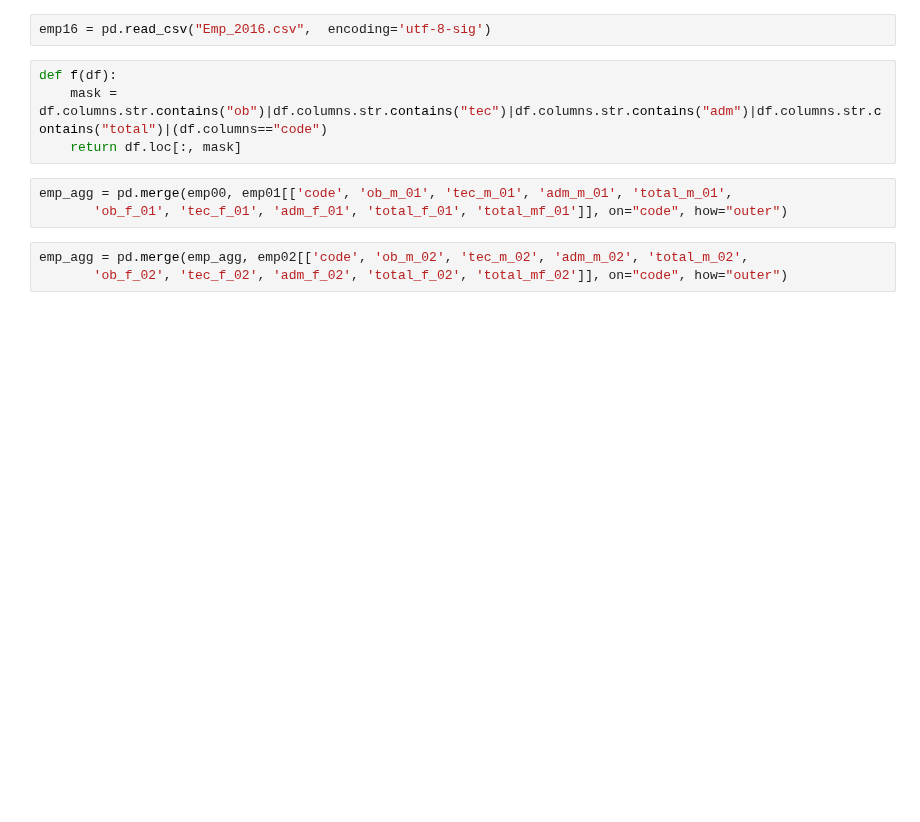
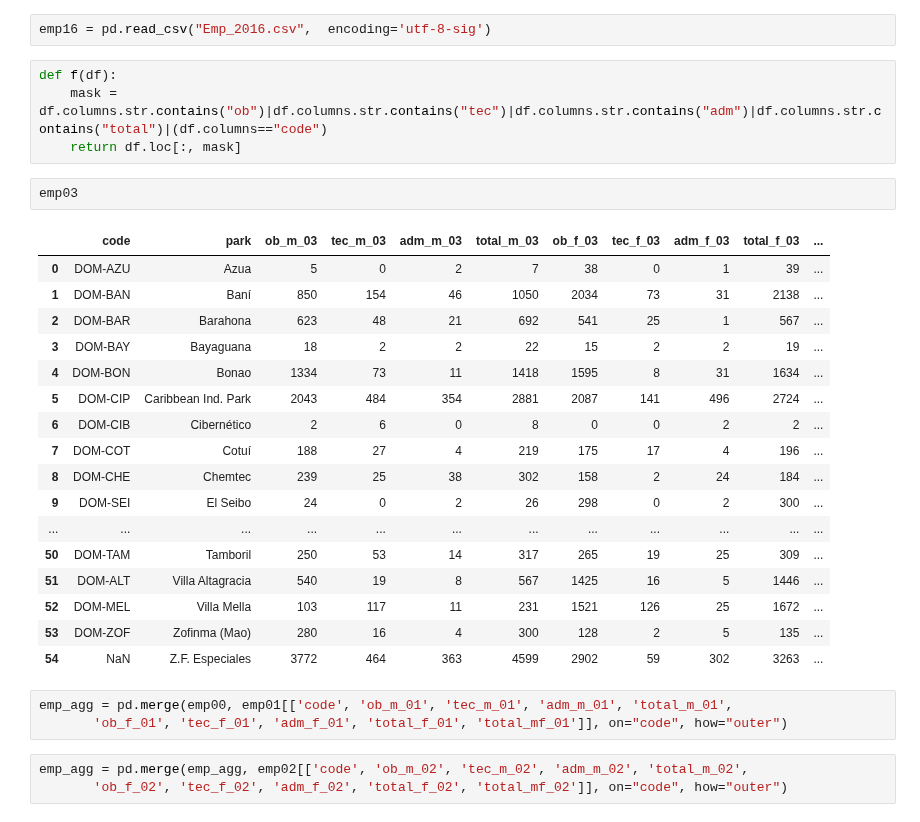
Before and after one commit to HendrixPeralta/research_data, a Jupyter notebook: sez_employment/agg_employment.ipynb, the cells around one changed output. Drawn from its saved outputs; the diff is of its cells as text; blank space fills up the shorter version.

```diff
--- a/sez_employment/agg_employment.ipynb
+++ b/sez_employment/agg_employment.ipynb
@@ -36,6 +36,26 @@ emp16 = pd.read_csv("Emp_2016.csv",  encoding='utf-8-sig')
 def f(df):
     mask = df.columns.str.contains("ob")|df.columns.str.contains("tec")|df.columns.str.contains("adm")|df.columns.str.contains("total")|(df.columns=="code")
     return df.loc[:, mask]
+# %%
+emp03
+# %% [output]
+|  | code | park | ob_m_03 | tec_m_03 | adm_m_03 | total_m_03 | ob_f_03 | tec_f_03 | adm_f_03 | total_f_03 | ... |
+| 0 | DOM-AZU | Azua | 5 | 0 | 2 | 7 | 38 | 0 | 1 | 39 | ... |
+| 1 | DOM-BAN | Baní | 850 | 154 | 46 | 1050 | 2034 | 73 | 31 | 2138 | ... |
+| 2 | DOM-BAR | Barahona | 623 | 48 | 21 | 692 | 541 | 25 | 1 | 567 | ... |
+| 3 | DOM-BAY | Bayaguana | 18 | 2 | 2 | 22 | 15 | 2 | 2 | 19 | ... |
+| 4 | DOM-BON | Bonao | 1334 | 73 | 11 | 1418 | 1595 | 8 | 31 | 1634 | ... |
+| 5 | DOM-CIP | Caribbean Ind. Park | 2043 | 484 | 354 | 2881 | 2087 | 141 | 496 | 2724 | ... |
+| 6 | DOM-CIB | Cibernético | 2 | 6 | 0 | 8 | 0 | 0 | 2 | 2 | ... |
+| 7 | DOM-COT | Cotuí | 188 | 27 | 4 | 219 | 175 | 17 | 4 | 196 | ... |
+| 8 | DOM-CHE | Chemtec | 239 | 25 | 38 | 302 | 158 | 2 | 24 | 184 | ... |
+| 9 | DOM-SEI | El Seibo | 24 | 0 | 2 | 26 | 298 | 0 | 2 | 300 | ... |
+| ... | ... | ... | ... | ... | ... | ... | ... | ... | ... | ... | ... |
+| 50 | DOM-TAM | Tamboril | 250 | 53 | 14 | 317 | 265 | 19 | 25 | 309 | ... |
+| 51 | DOM-ALT | Villa Altagracia | 540 | 19 | 8 | 567 | 1425 | 16 | 5 | 1446 | ... |
+| 52 | DOM-MEL | Villa Mella | 103 | 117 | 11 | 231 | 1521 | 126 | 25 | 1672 | ... |
+| 53 | DOM-ZOF | Zofinma (Mao) | 280 | 16 | 4 | 300 | 128 | 2 | 5 | 135 | ... |
+| 54 | NaN | Z.F. Especiales | 3772 | 464 | 363 | 4599 | 2902 | 59 | 302 | 3263 | ... |
 # %%
 emp_agg = pd.merge(emp00, emp01[['code', 'ob_m_01', 'tec_m_01', 'adm_m_01', 'total_m_01',
        'ob_f_01', 'tec_f_01', 'adm_f_01', 'total_f_01', 'total_mf_01']], on="code", how="outer")
```
Also changed, not shown: parts of 1 cell of this notebook, 4 other files.
